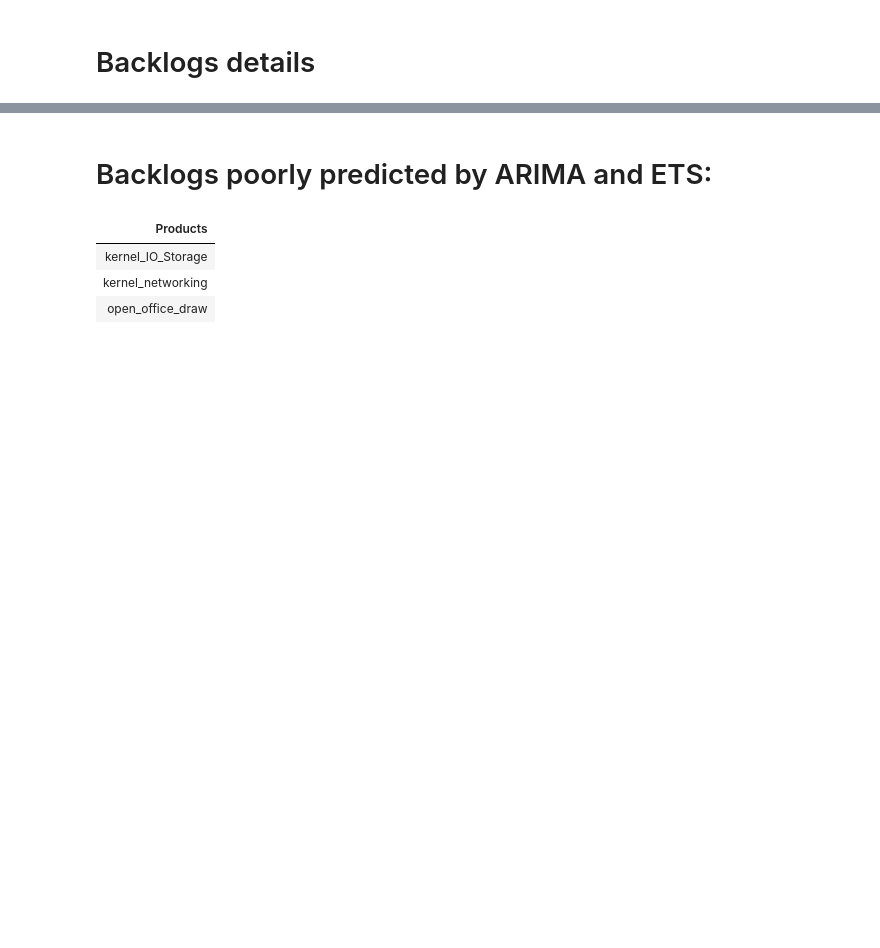
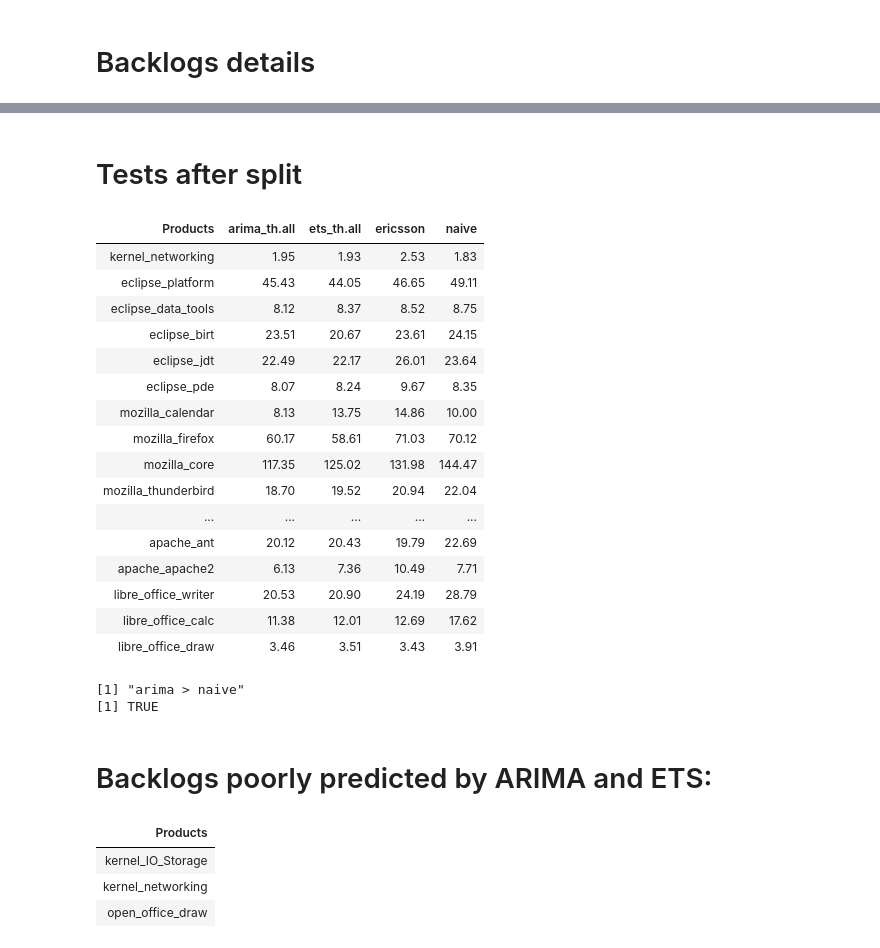
Before and after one commit to paulinaaniola/DefectBacklogPrediction, a Jupyter notebook: Evaluate.ipynb, the cells around one changed output, grey strips where cells are left out. Drawn from its saved outputs; the diff is of its cells as text; code cells hidden in the pictures; blank space fills up the shorter version.

Commit message:
Statistical tests for general evaluation

```diff
--- a/Evaluate.ipynb
+++ b/Evaluate.ipynb
@@ -234,3 +214,28 @@ The following objects are masked from ‘package:dplyr’:
 | libre_office_writer | 20.53 | 20.90 | 24.19 | 28.79 |
 | libre_office_calc | 11.38 | 12.01 | 12.69 | 17.62 |
 | libre_office_draw | 3.46 | 3.51 | 3.43 | 3.91 |
+# %%
+print("arima > naive")
+p = wilcox.test(selected_models$naive, selected_models$arima_th.all, paired=TRUE)$p.value
+print(p<0.05)
+print("----------------")
+print("ets > naive")
+p = wilcox.test(selected_models$naive, selected_models$ets_th.all, paired=TRUE)$p.value
+print(p<0.05)
+print("----------------")
+print("ericsson > naive")
+p = wilcox.test(selected_models$naive, selected_models$ericsson, paired=TRUE)$p.value
+print(p<0.05)
+print("----------------")
+print("arima > ericsson")
+p = wilcox.test(selected_models$arima_th.all, selected_models$ericsson, paired=TRUE)$p.value
+print(p<0.05)
+print("----------------")
+print("ets > ericsson")
+p = wilcox.test(selected_models$ets_th.all, selected_models$ericsson, paired=TRUE)$p.value
+print(p<0.05)
+print("----------------")
+print("ets > arima")
+p = wilcox.test(selected_models$ets_th.all, selected_models$arima_th.all, paired=TRUE)$p.value
+print(p<0.05)
+print("----------------")
@@ -237,3 +261,40 @@ The following objects are masked from ‘package:dplyr’:
+# %% [markdown]
+# Tests after split
+# %%
+
+after_split = selected_models
+# eclipse jdt
+after_split[5, 2] = 22.49
+after_split[5, 5] = 23.64
+
+after_split[7, 2] = 8.13
+after_split[7, 5] = 10.0
+
+
+after_split
+print("arima > naive")
+p = wilcox.test(after_split$naive, after_split$arima_th.all, paired=TRUE)$p.value
+print(p<0.05)
+# %% [output]
+| Products | arima_th.all | ets_th.all | ericsson | naive |
+| kernel_networking | 1.95 | 1.93 | 2.53 | 1.83 |
+| eclipse_platform | 45.43 | 44.05 | 46.65 | 49.11 |
+| eclipse_data_tools | 8.12 | 8.37 | 8.52 | 8.75 |
+| eclipse_birt | 23.51 | 20.67 | 23.61 | 24.15 |
+| eclipse_jdt | 22.49 | 22.17 | 26.01 | 23.64 |
+| eclipse_pde | 8.07 | 8.24 | 9.67 | 8.35 |
+| mozilla_calendar | 8.13 | 13.75 | 14.86 | 10.00 |
+| mozilla_firefox | 60.17 | 58.61 | 71.03 | 70.12 |
+| mozilla_core | 117.35 | 125.02 | 131.98 | 144.47 |
+| mozilla_thunderbird | 18.70 | 19.52 | 20.94 | 22.04 |
+| ... | ... | ... | ... | ... |
+| apache_ant | 20.12 | 20.43 | 19.79 | 22.69 |
+| apache_apache2 | 6.13 | 7.36 | 10.49 | 7.71 |
+| libre_office_writer | 20.53 | 20.90 | 24.19 | 28.79 |
+| libre_office_calc | 11.38 | 12.01 | 12.69 | 17.62 |
+| libre_office_draw | 3.46 | 3.51 | 3.43 | 3.91 |
+[1] "arima > naive"
+[1] TRUE
 # %%
 summarize_product_predictions <- function(product, isDivided){
     product_name = split_product_name(product)
```
Also changed, not shown: parts of 10 cells of this notebook.
